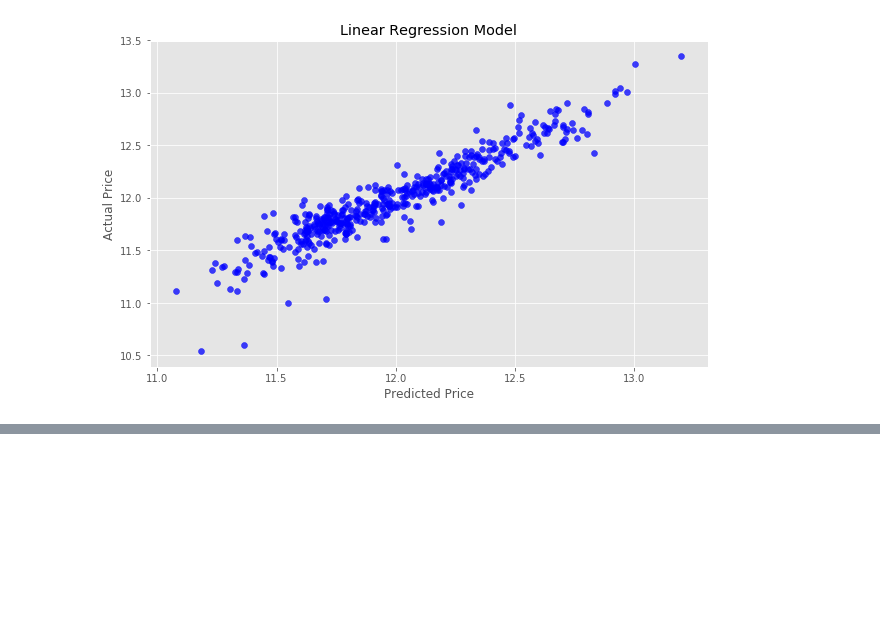
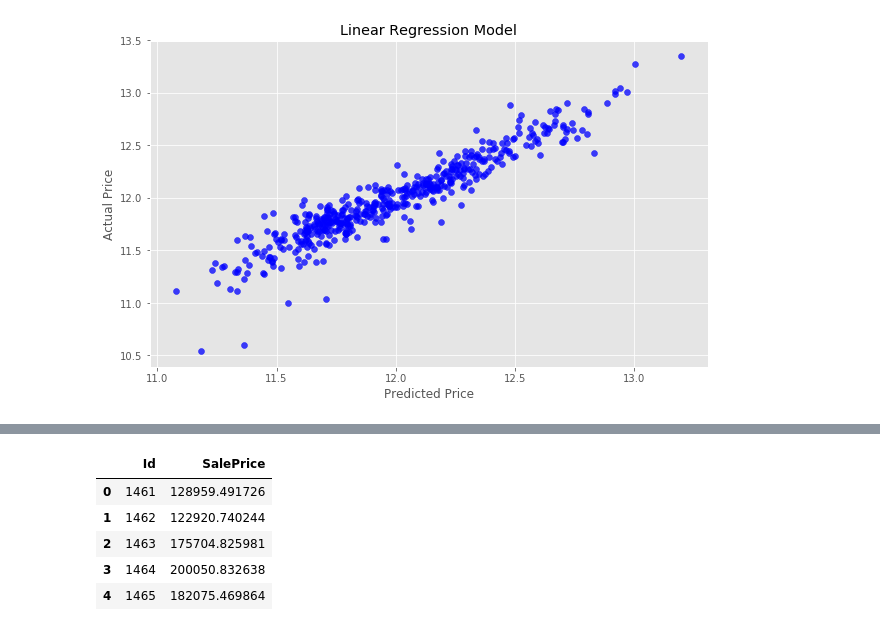
Before and after one commit to STHITAPRAJNAS/MyDataScienceLearning, a Jupyter notebook: House_price_kaggle.ipynb, the cells around one changed output, grey strips where cells are left out. Cells and saved outputs as stored; diff of their text form; code cells hidden in the pictures; blank space fills up the shorter version.

```diff
--- a/House_price_kaggle.ipynb
+++ b/House_price_kaggle.ipynb
@@ -548,0 +561,4 @@ plt.show()
+# %%
+#For kaggle competition
+submission = pd.DataFrame()
+submission['Id'] = test.Id
@@ -548,0 +589,2 @@ plt.show()
+# %%
+predictions = model.predict(feats)
@@ -548,0 +593,2 @@ plt.show()
+# %%
+final_predictions = np.exp(predictions)
@@ -548,0 +613,10 @@ plt.show()
+# %%
+submission['SalePrice'] = final_predictions
+submission.head()
+# %% [output]
+|  | Id | SalePrice |
+| 0 | 1461 | 128959.491726 |
+| 1 | 1462 | 122920.740244 |
+| 2 | 1463 | 175704.825981 |
+| 3 | 1464 | 200050.832638 |
+| 4 | 1465 | 182075.469864 |
```
Also changed, not shown: parts of 10 cells of this notebook, 1 other file.
